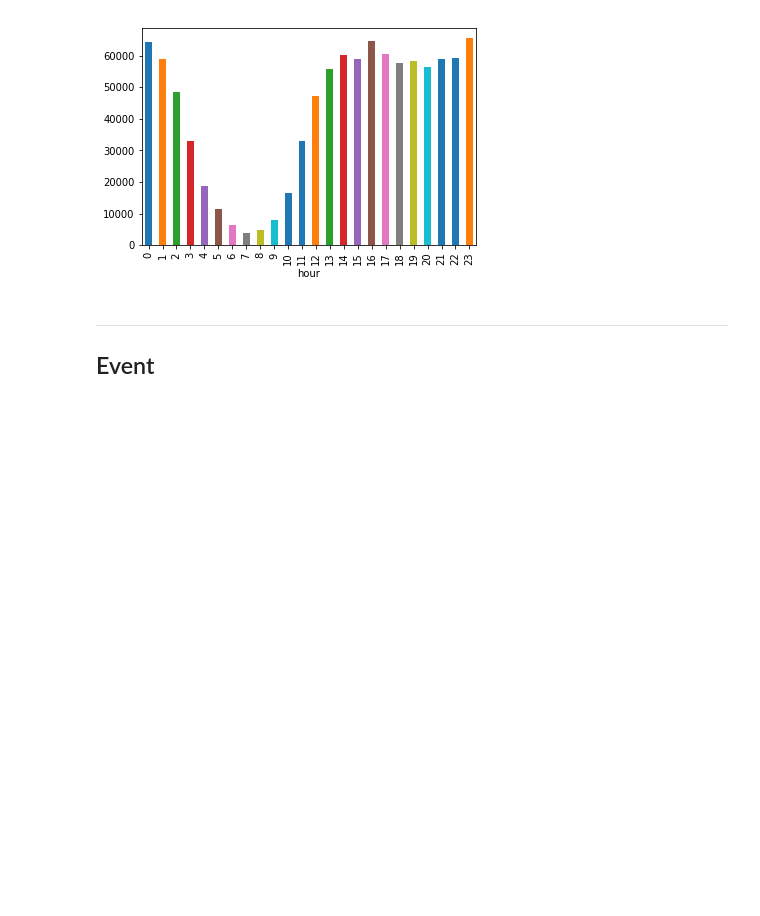
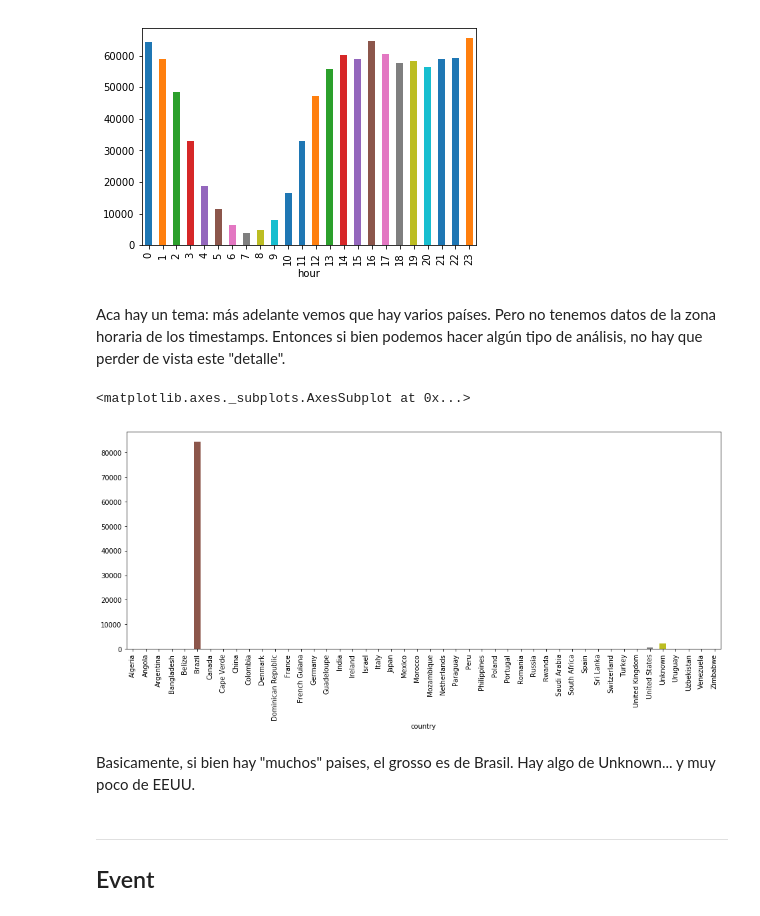
Before and after one commit to rozanecm/7506_OrganizacionDeDatos_TP1, a Jupyter notebook: tp1.ipynb, the cells around one changed output. Saved outputs shown, nothing was run; the diff lists cells and outputs as text; code cells hidden in the pictures; blank space fills up the shorter version.

```diff
--- a/tp1.ipynb
+++ b/tp1.ipynb
@@ -74,6 +84,15 @@ df.groupby('hour').count()['person'].plot(kind='bar')
 # %% [output]
 <matplotlib.axes._subplots.AxesSubplot at 0x...>
 [figure]
+# %% [markdown]
+Aca hay un tema: más adelante vemos que hay varios países. Pero no tenemos datos de la zona horaria de los timestamps. Entonces si bien podemos hacer algún tipo de análisis, no hay que perder de vista este "detalle".
+# %%
+df.groupby('country').count()['person'].plot(kind='bar', figsize=(16,6))
+# %% [output]
+<matplotlib.axes._subplots.AxesSubplot at 0x...>
+[figure, added]
+# %% [markdown]
+Basicamente, si bien hay "muchos" paises, el grosso es de Brasil. Hay algo de Unknown... y muy poco de EEUU.
 # %% [markdown]
 ***
 ## Event
```
Also changed, not shown: parts of 1 cell of this notebook.
